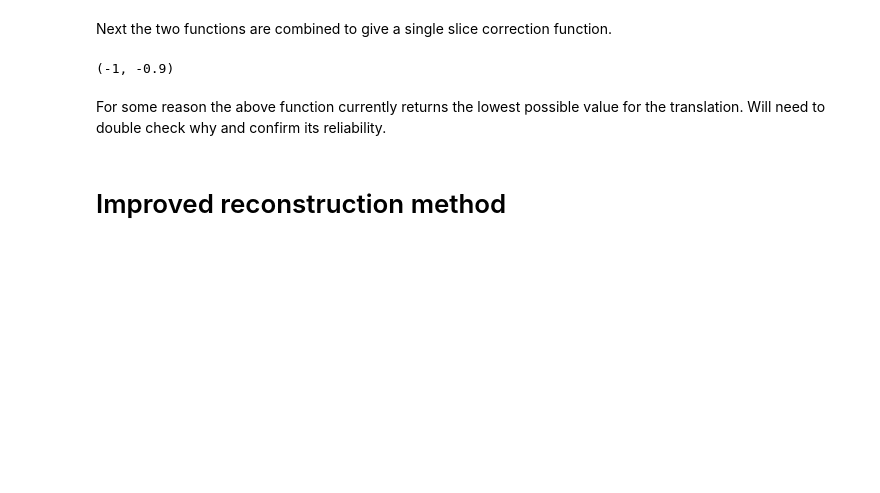
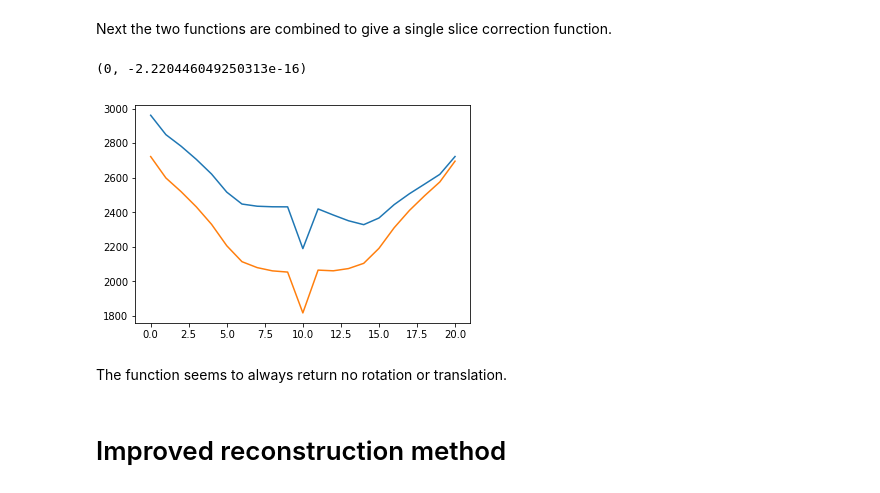
Before and after one commit to abdrysdale/ct-xray-project, a Jupyter notebook: CT Image Reconstruction.ipynb, the cells around one changed output. Cells and saved outputs as stored; diff of their text form; code cells hidden in the pictures; blank space fills up the shorter version.

```diff
--- a/CT Image Reconstruction.ipynb
+++ b/CT Image Reconstruction.ipynb
@@ -121,28 +121,22 @@ def orientation_correction(img1,img2):
     #Defines initial variables
     rot_range = 1
     dtheta = 0.1
-    rot_ary = np.arange(-rot_range,rot_range,dtheta)
+    rot_ary = np.arange(-rot_range,rot_range+dtheta,dtheta)
 
     trans_range = 1
     trans_ary = np.arange(-trans_range,trans_range,1)
 
     diff_ary = np.zeros((len(rot_ary),len(trans_ary)))
 
-    #Detects edges of the images
-#     sigma = 3
-#     img1 = feature.canny(img1,sigma=sigma)
-#     img2 = feature.canny(img2,sigma=sigma)
-#     img1 = img1*1
-#     img2 = img2*1
-
     #Filters image
-    flt_size = 5
+    flt_size = 1
     img1 = ndi.filters.median_filter(img1,size=flt_size)
     img2 = ndi.filters.median_filter(img2,size=flt_size)
 
-    #Converts to unsigned
-    img1 = img1.astype('float32')
-    img2 = img2.astype('float32')
+    #Converts images to same type
+    im_type = 'float32'
+    img1 = img1.astype(im_type)
+    img2 = img2.astype(im_type)
 
     for i in range(0,len(trans_ary)):
 
@@ -151,20 +145,22 @@ def orientation_correction(img1,img2):
         for j in range(0,len(rot_ary)):
 
             #Rotates image
-            img_rot = ndi.rotate(img_trans,rot_ary[i],reshape=False)
+            img_rot = ndi.rotate(img_trans,rot_ary[j],reshape=False)
             diff_ary[j][i] = np.mean(np.abs(img1-img_rot))
 
 
     #Returns translation and angle of minimum difference
     coords = np.unravel_index(np.argmin(diff_ary),diff_ary.shape)
+    plt.plot(diff_ary)
 
-    return trans_ary[coords[0]],rot_ary[coords[1]]
+    return trans_ary[coords[1]],rot_ary[coords[0]]
-# %%
-orientation_correction(slice1,slice2)
-# %% [output]
-(-1, -0.9)
-# %% [markdown]
-For some reason the above function currently returns the lowest possible value for the translation. Will need to double check why and confirm its reliability.
+# %%
+orientation_correction(image[0,:,:],image[1,:,:])
+# %% [output]
+(0, -2.220446049250313e-16)
+[figure, added]
+# %% [markdown]
+The function seems to always return no rotation or translation.
 # %% [markdown]
 # Improved reconstruction method
 # %% [markdown]
```
Also changed, not shown: parts of 35 cells of this notebook, 2 other files.
